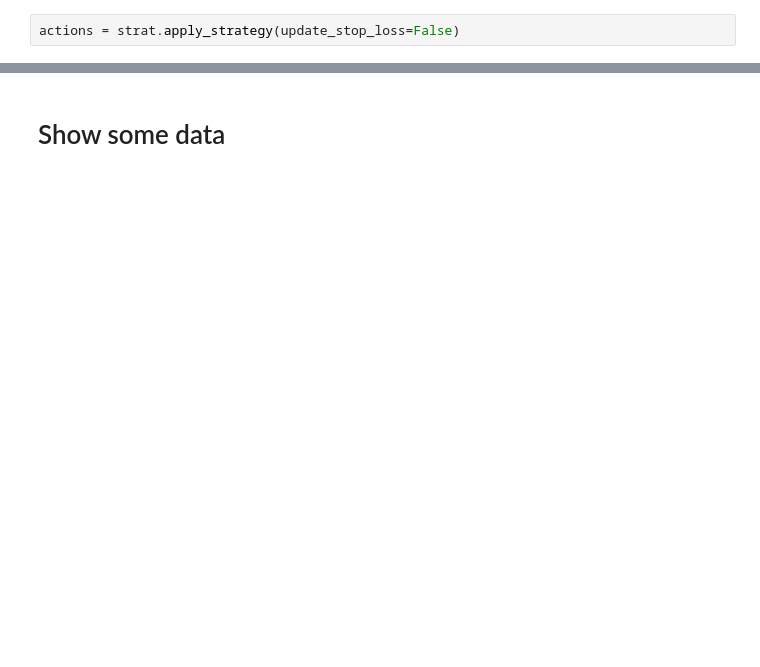
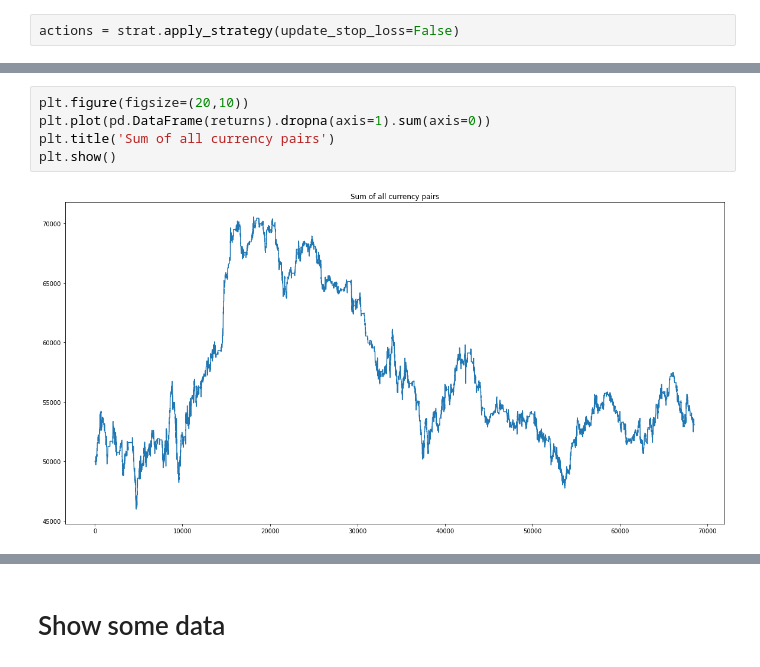
Before and after one commit to lhericourt/trading, a Jupyter notebook: notebooks/test_strategy.ipynb, the cells around one changed output, grey strips where cells are left out. Saved outputs shown, nothing was run; the diff lists cells and outputs as text; blank space fills up the shorter version.

```diff
--- a/notebooks/test_strategy.ipynb
+++ b/notebooks/test_strategy.ipynb
@@ -55,0 +192,7 @@ strat.indicators
+# %%
+plt.figure(figsize=(20,10))
+plt.plot(pd.DataFrame(returns).dropna(axis=1).sum(axis=0))
+plt.title('Sum of all currency pairs')
+plt.show()
+# %% [output]
+[figure, added]
```
Also changed, not shown: parts of 22 cells of this notebook, 12 other files.
